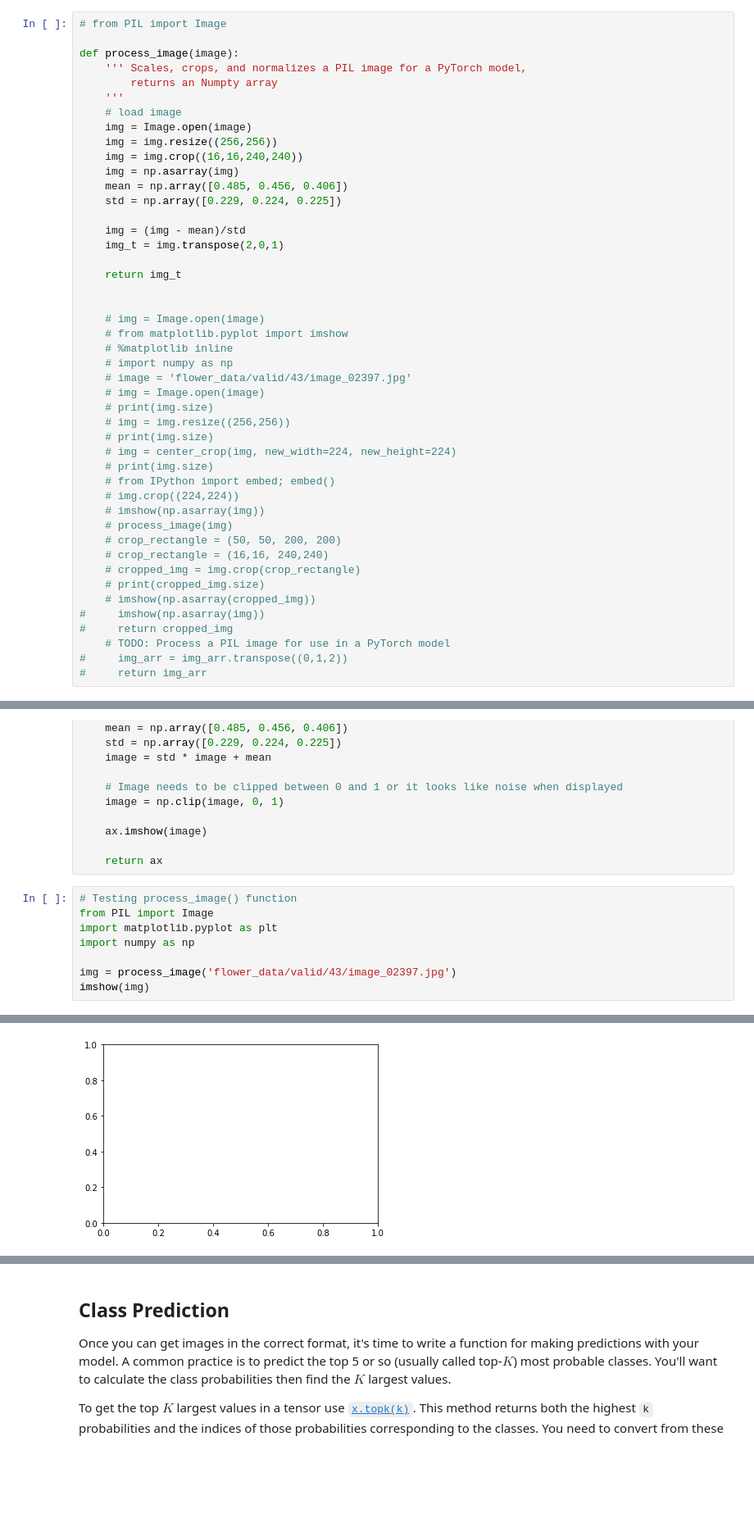
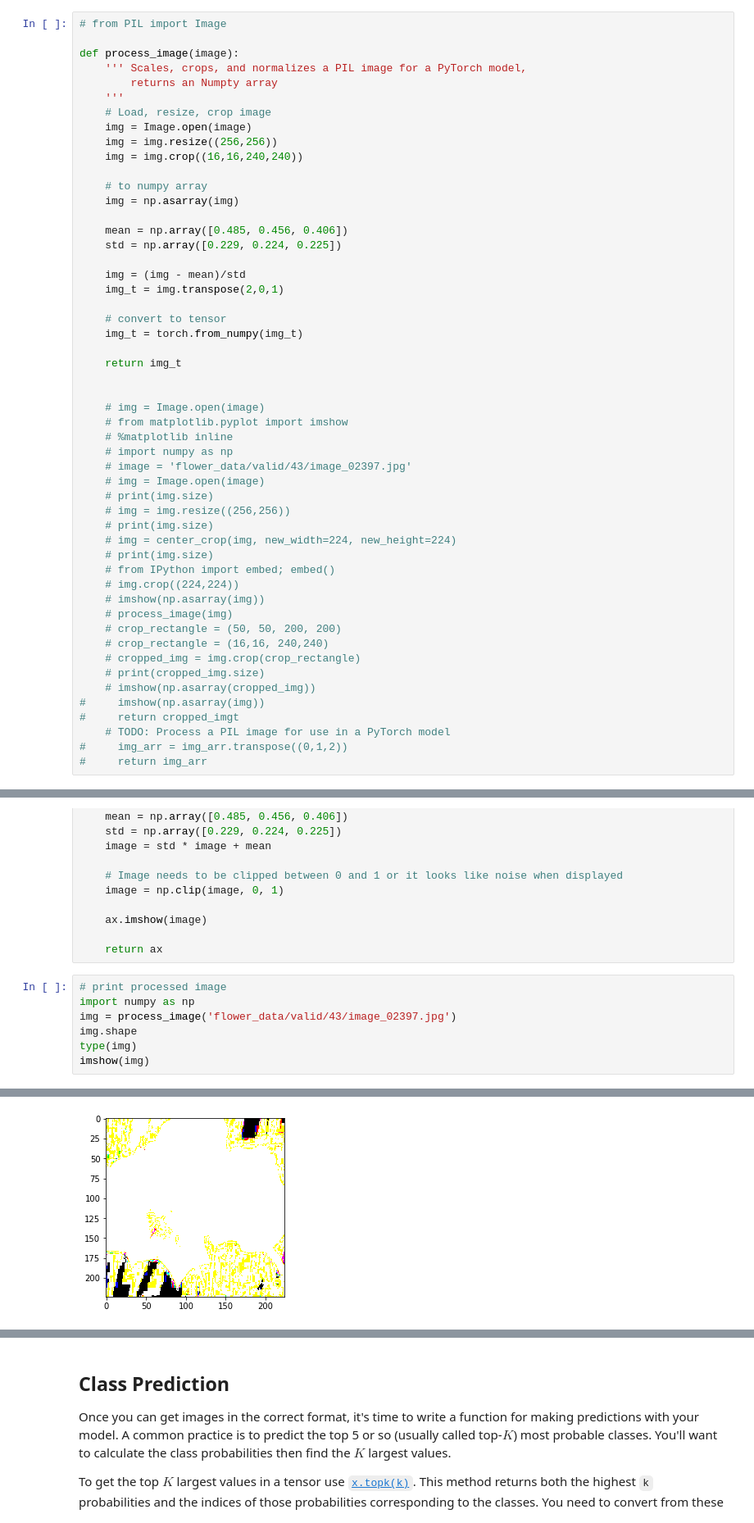
Before and after one commit to zhecho/aipnd-project, a Jupyter notebook: Image Classifier Project-zh.ipynb, the cells around one changed output, grey strips where cells are left out. Shown at 82% size. Cells and saved outputs as stored; diff of their text form; blank space fills up the shorter version.

Commit message:
- unexpected diff between original & processed_image ... 	modified:   Image Classifier Project-zh.ipynb

```diff
--- a/Image Classifier Project-zh.ipynb
+++ b/Image Classifier Project-zh.ipynb
@@ -292,16 +289,22 @@ def process_image(image):
     ''' Scales, crops, and normalizes a PIL image for a PyTorch model,
         returns an Numpty array
     '''
-    # load image
+    # Load, resize, crop image
     img = Image.open(image)
     img = img.resize((256,256))
     img = img.crop((16,16,240,240))
+
+    # to numpy array
     img = np.asarray(img)
+
     mean = np.array([0.485, 0.456, 0.406])
     std = np.array([0.229, 0.224, 0.225])
 
     img = (img - mean)/std
     img_t = img.transpose(2,0,1)
+
+    # convert to tensor
+    img_t = torch.from_numpy(img_t)
 
     return img_t
 
@@ -327,7 +330,7 @@ def process_image(image):
     # print(cropped_img.size)
     # imshow(np.asarray(cropped_img))
 #     imshow(np.asarray(img))
-#     return cropped_img
+#     return cropped_imgt
     # TODO: Process a PIL image for use in a PyTorch model
 #     img_arr = img_arr.transpose((0,1,2))
 #     return img_arr
@@ -355,11 +358,10 @@ def imshow(image, ax=None, title=None):
 
     return ax
 # %%
-# Testing process_image() function
-from PIL import Image
-import matplotlib.pyplot as plt
+# print processed image
 import numpy as np
-
 img = process_image('flower_data/valid/43/image_02397.jpg')
+img.shape
+type(img)
 imshow(img)
 # %% [output]
@@ -367 +369 @@ AttributeError: 'numpy.ndarray' object has no attribute 'numpy'
-[figure, old version]
+[figure, new version]
```
Also changed, not shown: parts of 5 cells of this notebook.
